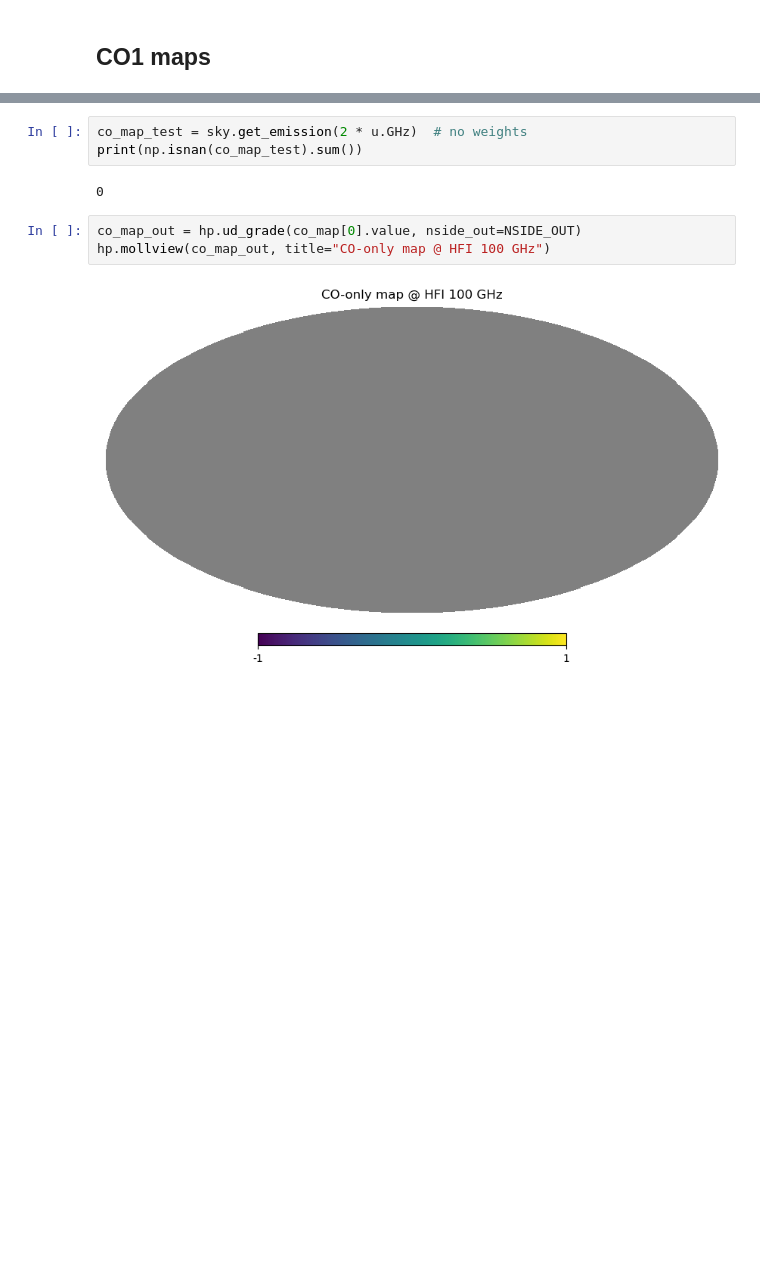
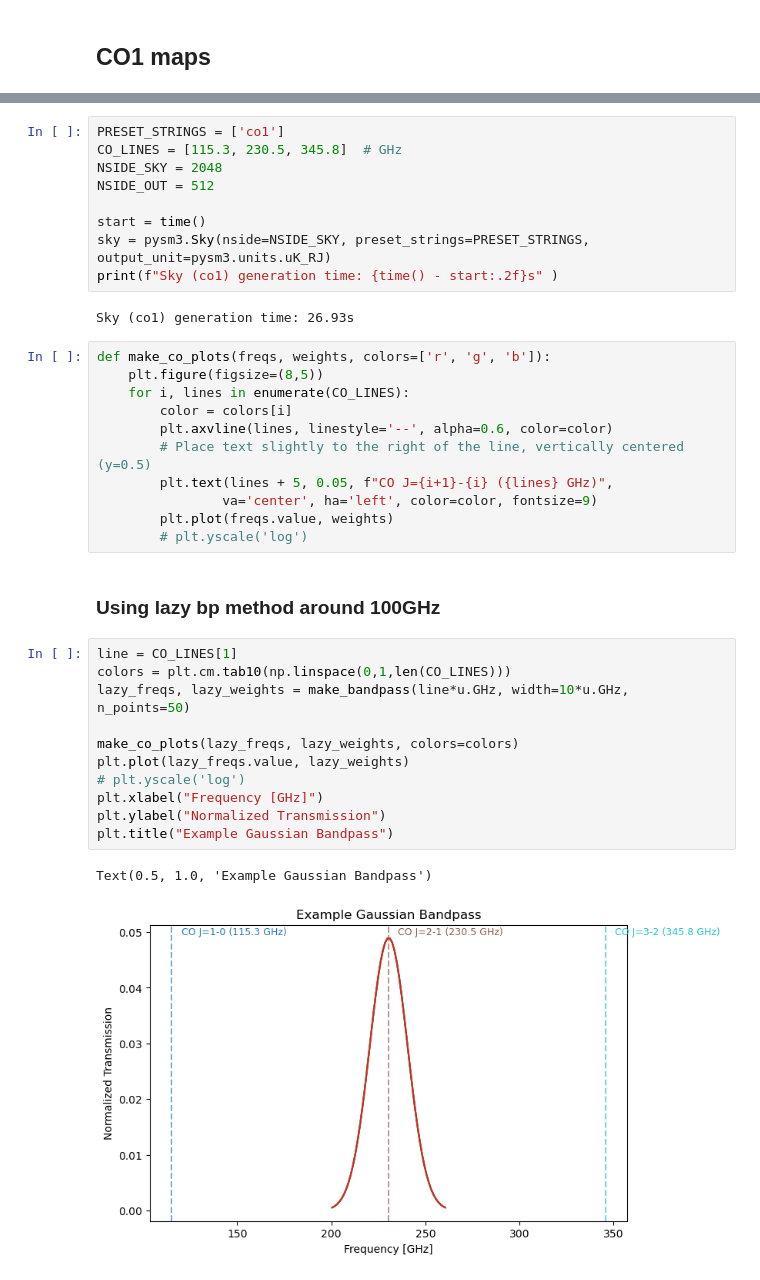
Before and after one commit to aankitdas/cmb-stuff, a Jupyter notebook: RIMO_tests.ipynb, the cells around one changed output, grey strips where cells are left out. Cells and saved outputs as stored; diff of their text form; blank space fills up the shorter version.

```diff
--- a/RIMO_tests.ipynb
+++ b/RIMO_tests.ipynb
@@ -236,10 +177,38 @@ CO map making time: 3.3618788719177246
-# %%
-co_map_test = sky.get_emission(2 * u.GHz)  # no weights
-print(np.isnan(co_map_test).sum())
-# %% [output]
-0
-# %%
-co_map_out = hp.ud_grade(co_map[0].value, nside_out=NSIDE_OUT)
-hp.mollview(co_map_out, title="CO-only map @ HFI 100 GHz")
-# %% [output]
-[figure, removed]
+# %%
+PRESET_STRINGS = ['co1']
+CO_LINES = [115.3, 230.5, 345.8]  # GHz
+NSIDE_SKY = 2048
+NSIDE_OUT = 512
+
+start = time()
+sky = pysm3.Sky(nside=NSIDE_SKY, preset_strings=PRESET_STRINGS, output_unit=pysm3.units.uK_RJ)
+print(f"Sky (co1) generation time: {time() - start:.2f}s" )
+# %% [output]
+Sky (co1) generation time: 26.93s
+# %%
+def make_co_plots(freqs, weights, colors=['r', 'g', 'b']):
+    plt.figure(figsize=(8,5))
+    for i, lines in enumerate(CO_LINES):
+        color = colors[i]
+        plt.axvline(lines, linestyle='--', alpha=0.6, color=color)
+        # Place text slightly to the right of the line, vertically centered (y=0.5)
+        plt.text(lines + 5, 0.05, f"CO J={i+1}-{i} ({lines} GHz)",
+                va='center', ha='left', color=color, fontsize=9)
+        plt.plot(freqs.value, weights)
+        # plt.yscale('log')
+# %% [markdown]
+### Using lazy bp method around 100GHz
+# %%
+line = CO_LINES[1]
+colors = plt.cm.tab10(np.linspace(0,1,len(CO_LINES)))
+lazy_freqs, lazy_weights = make_bandpass(line*u.GHz, width=10*u.GHz, n_points=50)
+
+make_co_plots(lazy_freqs, lazy_weights, colors=colors)
+plt.plot(lazy_freqs.value, lazy_weights)
+# plt.yscale('log')
+plt.xlabel("Frequency [GHz]")
+plt.ylabel("Normalized Transmission")
+plt.title("Example Gaussian Bandpass")
+# %% [output]
+Text(0.5, 1.0, 'Example Gaussian Bandpass')
+[figure, added]
```
Also changed, not shown: parts of 38 cells of this notebook, 1 other file.
